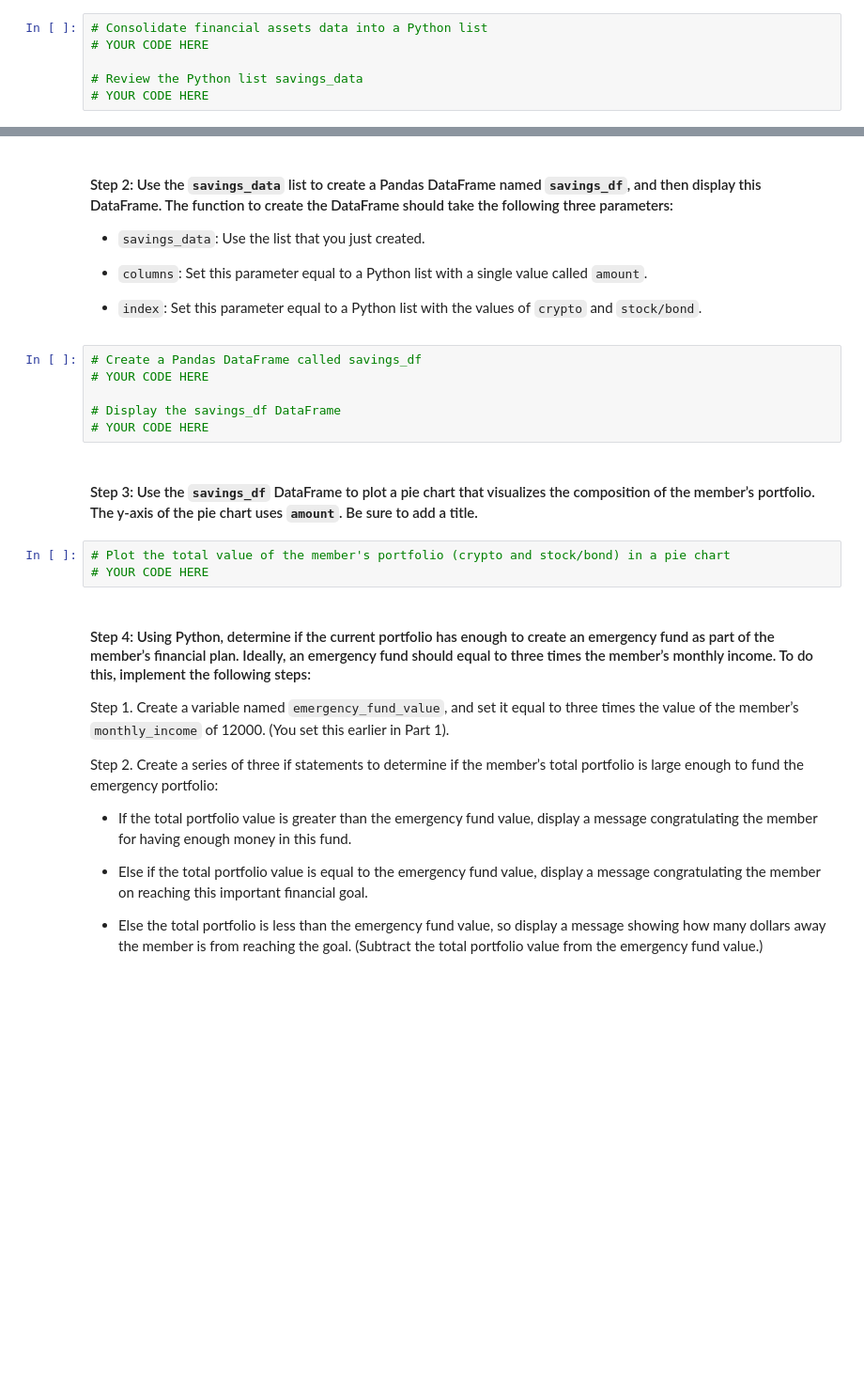
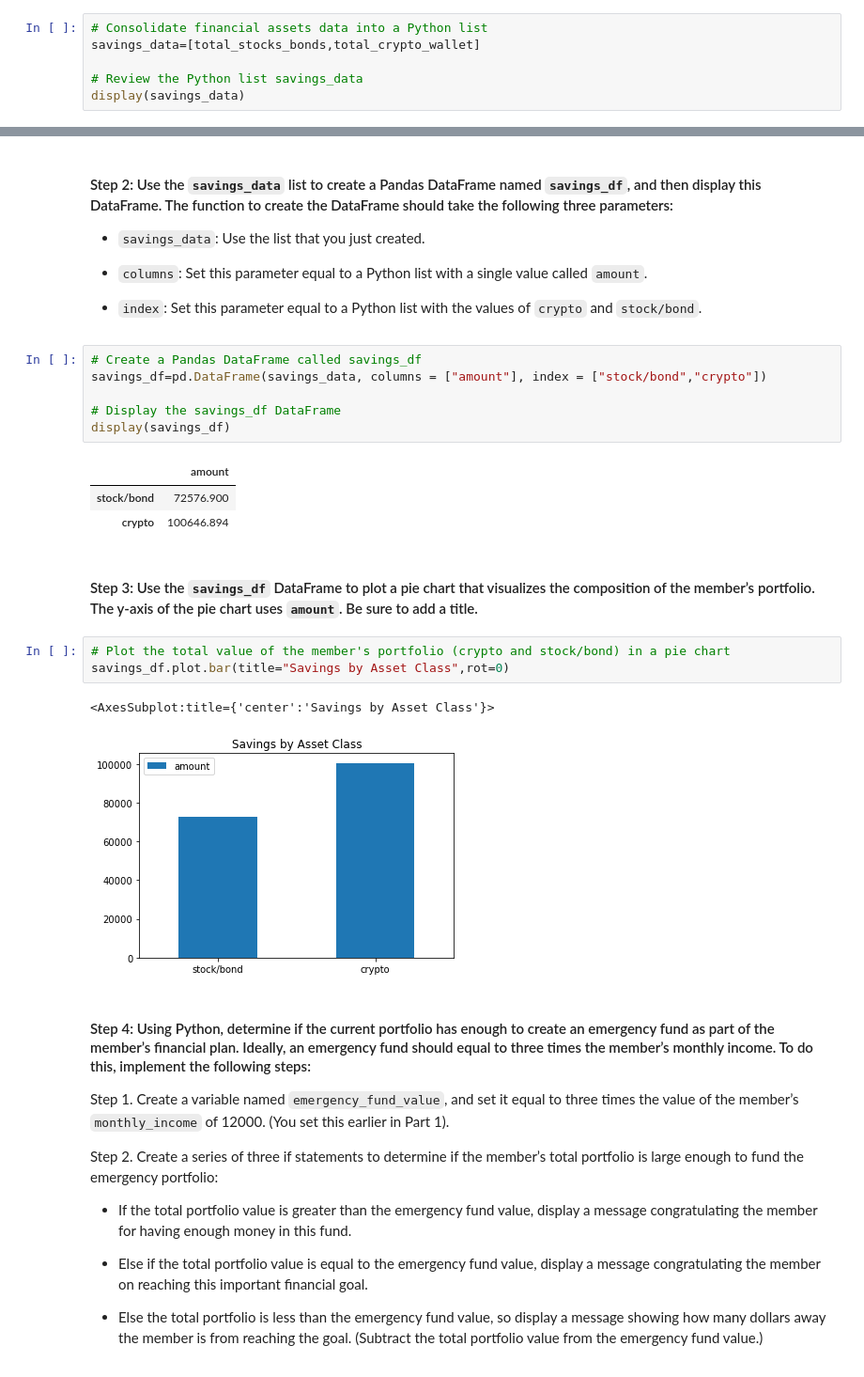
Before and after one commit to LZhou1688/Challenge_5, a Jupyter notebook: financial_planning_tools.ipynb, the cells around one changed output, grey strips where cells are left out. Shown at 94% size. Cells and saved outputs as stored; diff of their text form; blank space fills up the shorter version.

```diff
--- a/financial_planning_tools.ipynb
+++ b/financial_planning_tools.ipynb
@@ -327,7 +327,7 @@ In this section, you’ll use the valuations for the cryptocurrency wallet and f
 #### Step 1: Create a Python list named `savings_data` that has two elements. The first element contains the total value of the cryptocurrency wallet. The second element contains the total value of the stock and bond portions of the portfolio.
 # %%
 # Consolidate financial assets data into a Python list
-# YOUR CODE HERE
+savings_data=[total_stocks_bonds,total_crypto_wallet]
 
 # Review the Python list savings_data
-# YOUR CODE HERE
+display(savings_data)
@@ -341,15 +343,22 @@ In this section, you’ll use the valuations for the cryptocurrency wallet and f
 - `index`: Set this parameter equal to a Python list with the values of `crypto` and `stock/bond`.
 # %%
 # Create a Pandas DataFrame called savings_df
-# YOUR CODE HERE
+savings_df=pd.DataFrame(savings_data, columns = ["amount"], index = ["stock/bond","crypto"])
 
 # Display the savings_df DataFrame
-# YOUR CODE HERE
+display(savings_df)
+# %% [output]
+|  | amount |
+| stock/bond | 72576.900 |
+| crypto | 100646.894 |
 # %% [markdown]
 #### Step 3: Use the `savings_df` DataFrame to plot a pie chart that visualizes the composition of the member’s portfolio. The y-axis of the pie chart uses `amount`. Be sure to add a title.
 # %%
 # Plot the total value of the member's portfolio (crypto and stock/bond) in a pie chart
-# YOUR CODE HERE
+savings_df.plot.bar(title="Savings by Asset Class",rot=0)
+# %% [output]
+<AxesSubplot:title={'center':'Savings by Asset Class'}>
+[figure, added]
 # %% [markdown]
 #### Step 4: Using Python, determine if the current portfolio has enough to create an emergency fund as part of the member’s financial plan. Ideally, an emergency fund should equal to three times the member’s monthly income. To do this, implement the following steps:
 
```
Also changed, not shown: parts of 3 cells of this notebook.
